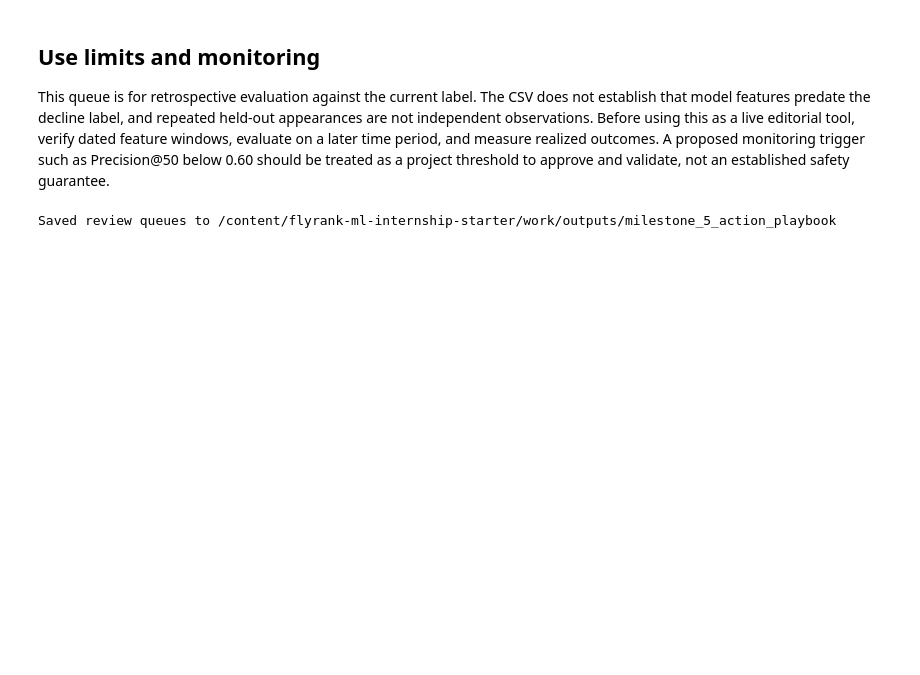
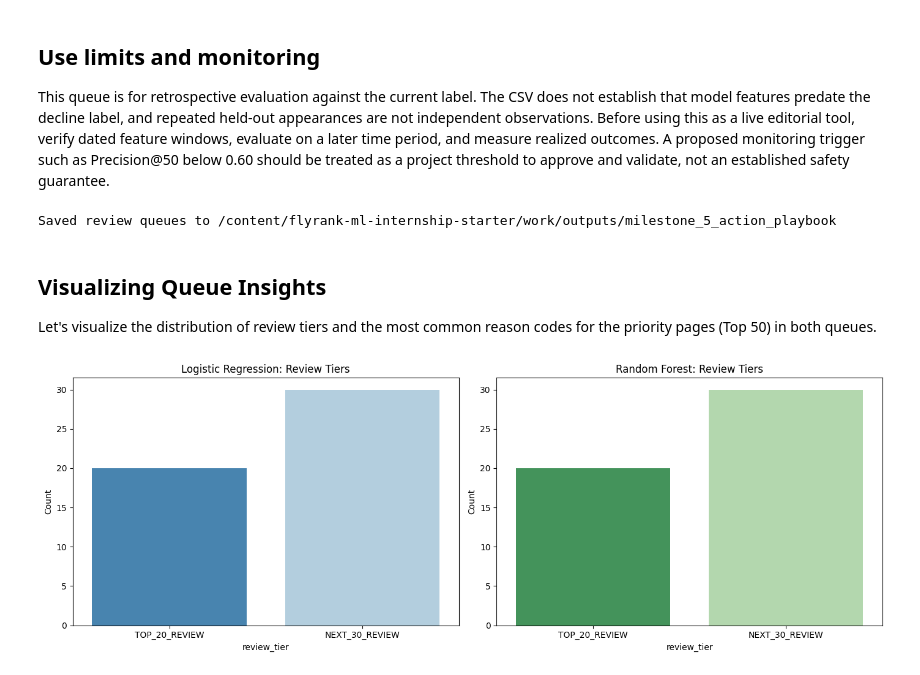
Before and after one commit to huseyinTozluyurt/Flyrank-Internship-MachineLearning, a Jupyter notebook: work/notebooks/milestone_5_action_playbook.ipynb, the cells around one changed output. Drawn from its saved outputs; the diff is of its cells as text; code cells hidden in the pictures; blank space fills up the shorter version.

```diff
--- a/work/notebooks/milestone_5_action_playbook.ipynb
+++ b/work/notebooks/milestone_5_action_playbook.ipynb
@@ -208,3 +210,26 @@ contract = {
 print('Saved review queues to',OUTPUT_DIR.resolve())
 # %% [output]
 Saved review queues to /content/flyrank-ml-internship-starter/work/outputs/milestone_5_action_playbook
+# %% [markdown]
+## Visualizing Queue Insights
+Let's visualize the distribution of review tiers and the most common reason codes for the priority pages (Top 50) in both queues.
+# %%
+# Filter to only look at the Top 50 queues (exclude BACKLOG)
+top_logistic = logistic_queue[logistic_queue['review_tier'] != 'BACKLOG']
+top_forest = forest_queue[forest_queue['review_tier'] != 'BACKLOG']
+
+# Review Tier Distributions
+fig, axes = plt.subplots(1, 2, figsize=(14, 5))
+
+sns.countplot(data=top_logistic, x='review_tier', hue='review_tier', legend=False, ax=axes[0], palette='Blues_r', order=['TOP_20_REVIEW', 'NEXT_30_REVIEW'])
+axes[0].set_title('Logistic Regression: Review Tiers')
+axes[0].set_ylabel('Count')
+
+sns.countplot(data=top_forest, x='review_tier', hue='review_tier', legend=False, ax=axes[1], palette='Greens_r', order=['TOP_20_REVIEW', 'NEXT_30_REVIEW'])
+axes[1].set_title('Random Forest: Review Tiers')
+axes[1].set_ylabel('Count')
+
+plt.tight_layout()
+plt.show()
+# %% [output]
+[figure, added]
```
Also changed, not shown: parts of 10 cells of this notebook.
